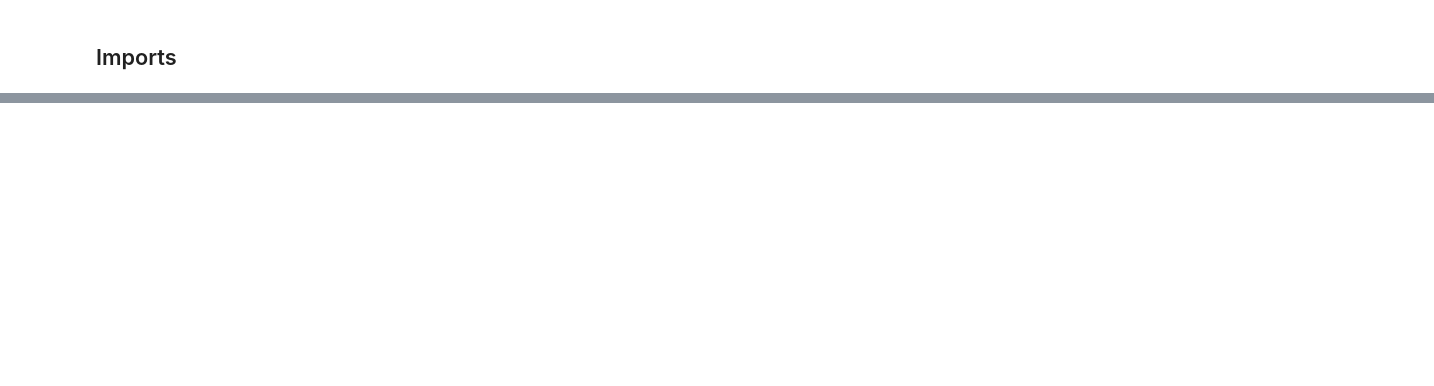
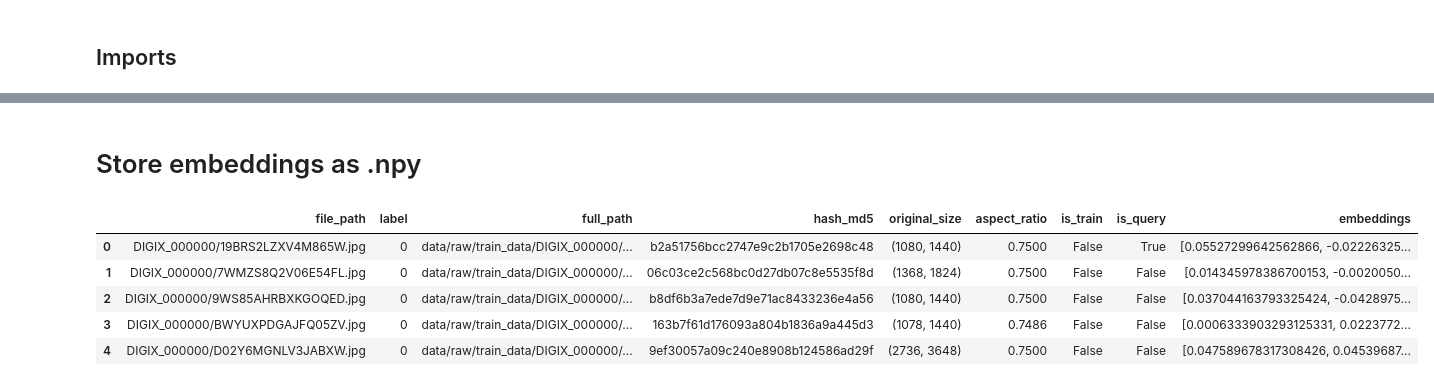
Before and after one commit to zakajd/huawei2020, a Jupyter notebook: notebooks/1_deduplicate.ipynb, the cells around one changed output, grey strips where cells are left out. Cells and saved outputs as stored; diff of their text form; code cells hidden in the pictures; blank space fills up the shorter version.

```diff
--- a/notebooks/1_deduplicate.ipynb
+++ b/notebooks/1_deduplicate.ipynb
@@ -39,0 +41,12 @@ data     Makefile  predict.py  README.md      src
+# %% [markdown]
+# Store embeddings as .npy
+# %%
+df = pd.read_csv("logs/genet_normal_384_hard_arcface80_15/train_val.csv")
+df.head()
+# %% [output]
+|  | file_path | label | full_path | hash_md5 | original_size | aspect_ratio | is_train | is_query | embeddings |
+| 0 | DIGIX_000000/19BRS2LZXV4M865W.jpg | 0 | data/raw/train_data/DIGIX_000000/... | b2a51756bcc2747e9c2b1705e2698c48 | (1080, 1440) | 0.7500 | False | True | [0.05527299642562866, -0.02226325... |
+| 1 | DIGIX_000000/7WMZS8Q2V06E54FL.jpg | 0 | data/raw/train_data/DIGIX_000000/... | 06c03ce2c568bc0d27db07c8e5535f8d | (1368, 1824) | 0.7500 | False | False | [0.014345978386700153, -0.0020050... |
+| 2 | DIGIX_000000/9WS85AHRBXKGOQED.jpg | 0 | data/raw/train_data/DIGIX_000000/... | b8df6b3a7ede7d9e71ac8433236e4a56 | (1080, 1440) | 0.7500 | False | False | [0.037044163793325424, -0.0428975... |
+| 3 | DIGIX_000000/BWYUXPDGAJFQ05ZV.jpg | 0 | data/raw/train_data/DIGIX_000000/... | 163b7f61d176093a804b1836a9a445d3 | (1078, 1440) | 0.7486 | False | False | [0.0006333903293125331, 0.0223772... |
+| 4 | DIGIX_000000/D02Y6MGNLV3JABXW.jpg | 0 | data/raw/train_data/DIGIX_000000/... | 9ef30057a09c240e8908b124586ad29f | (2736, 3648) | 0.7500 | False | False | [0.047589678317308426, 0.04539687... |
```
Also changed, not shown: parts of 135 cells of this notebook, 19 other files.
